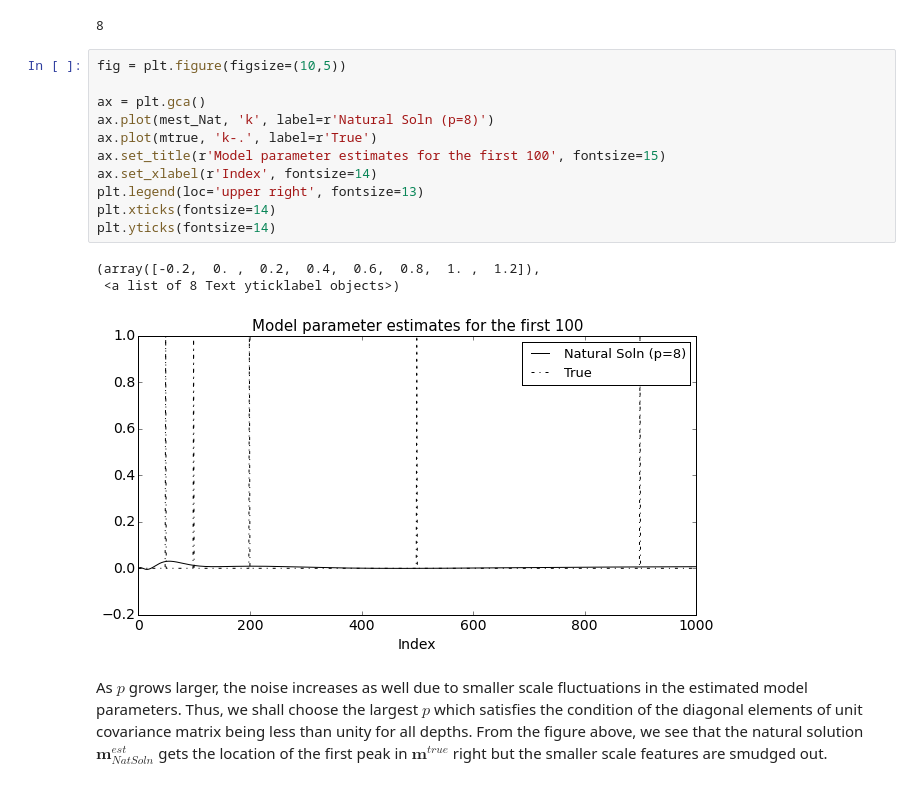
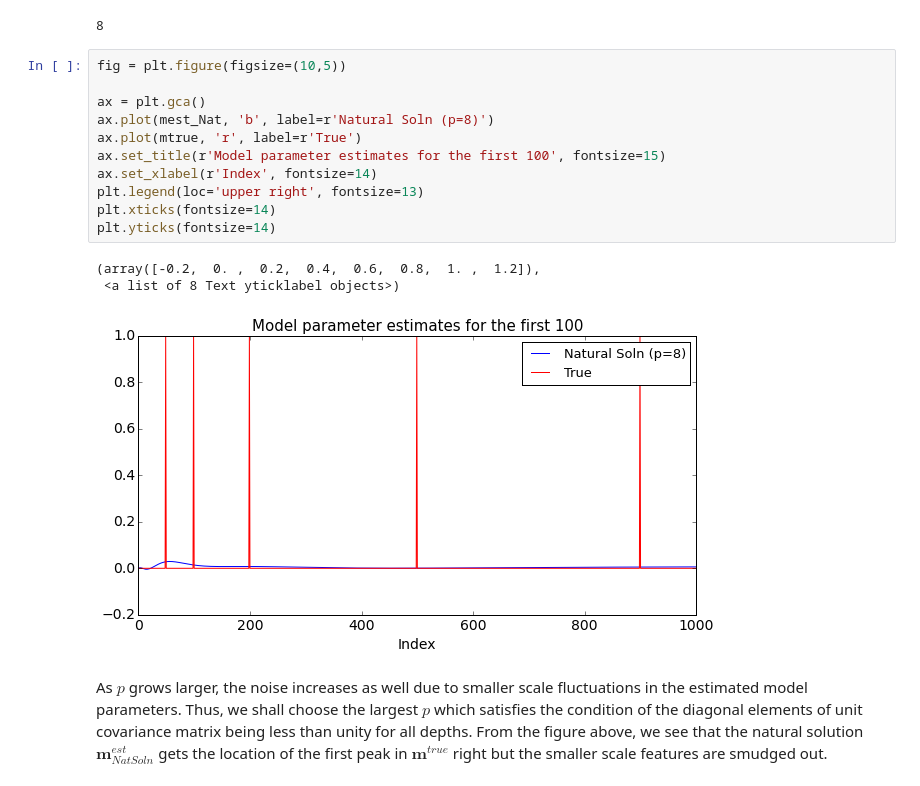
Before and after one commit to roxyboy/Geophysical-Inverse-Theory, a Jupyter notebook: GIT_HW/05GIT_HW.ipynb, the cells around one changed output. Saved outputs shown, nothing was run; the diff lists cells and outputs as text.

```diff
--- a/GIT_HW/05GIT_HW.ipynb
+++ b/GIT_HW/05GIT_HW.ipynb
@@ -253,18 +253,18 @@ for p in range(101, -1, -1):
 # %%
 fig = plt.figure(figsize=(10,5))
 
 ax = plt.gca()
-ax.plot(mest_Nat, 'k', label=r'Natural Soln (p=8)')
-ax.plot(mtrue, 'k-.', label=r'True')
+ax.plot(mest_Nat, 'b', label=r'Natural Soln (p=8)')
+ax.plot(mtrue, 'r', label=r'True')
 ax.set_title(r'Model parameter estimates for the first 100', fontsize=15)
 ax.set_xlabel(r'Index', fontsize=14)
 plt.legend(loc='upper right', fontsize=13)
 plt.xticks(fontsize=14)
 plt.yticks(fontsize=14)
 # %% [output]
 (array([-0.2,  0. ,  0.2,  0.4,  0.6,  0.8,  1. ,  1.2]),
  <a list of 8 Text yticklabel objects>)
-[figure, old version]
+[figure, new version]
 # %% [markdown]
 As $p$ grows larger, the noise increases as well due to smaller scale fluctuations in the estimated model parameters. Thus, we shall choose the largest $p$ which satisfies the condition of the diagonal elements of unit covariance matrix being less than unity for all depths. From the figure above, we see that the natural solution $\boldsymbol{m}^{est}_{NatSoln}$ gets the location of the first peak in $\boldsymbol{m}^{true}$ right but the smaller scale features are smudged out.
 # %%
```
Also changed, not shown: parts of 1 cell of this notebook.
